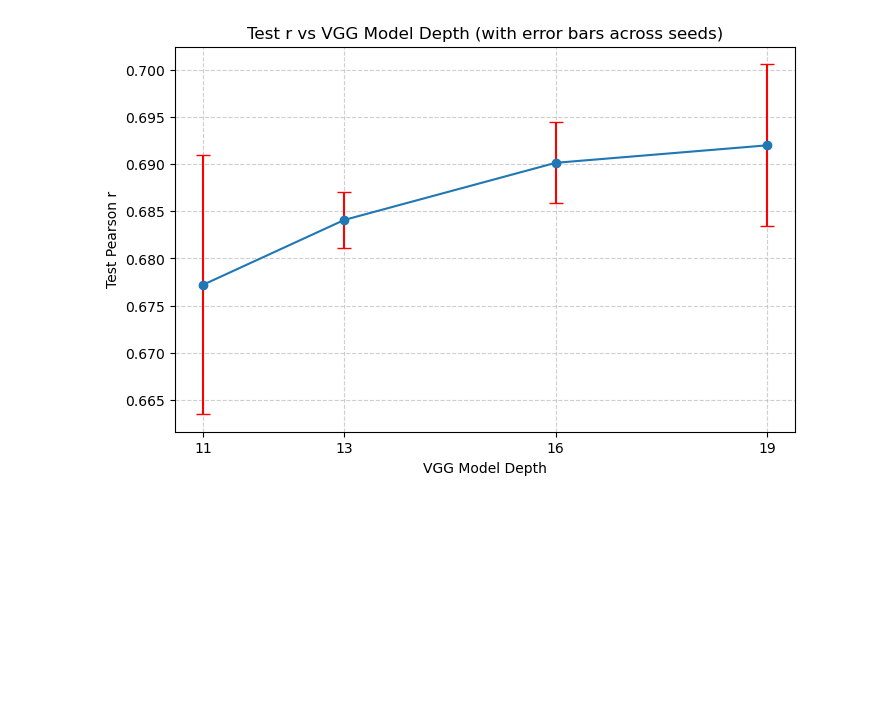
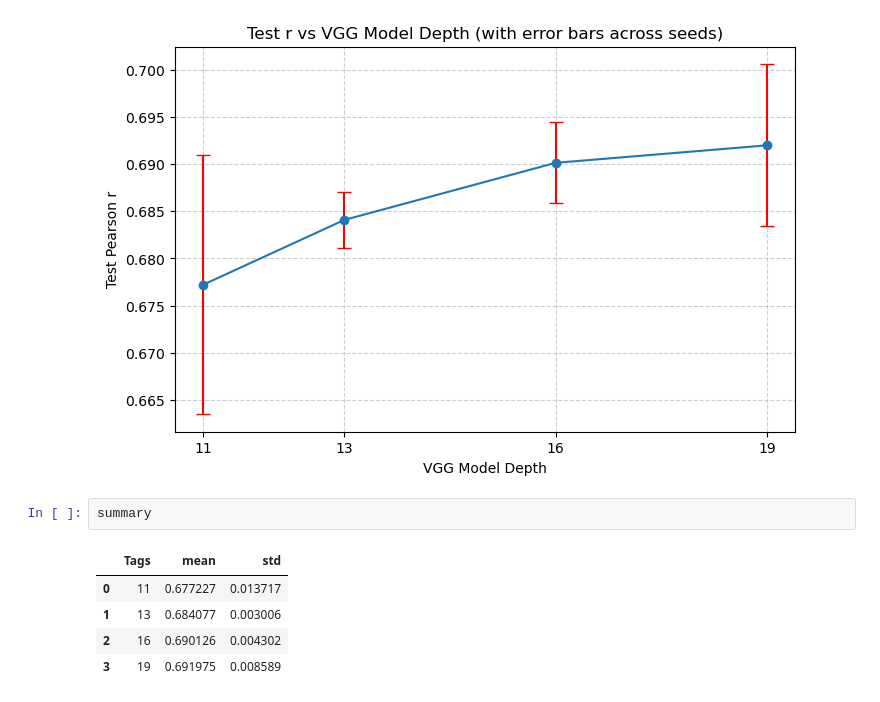
Before and after one commit to brianthuynh10/dsc180-capstone, a Jupyter notebook: notebooks/week9_task.ipynb, the cells around one changed output. Drawn from its saved outputs; the diff is of its cells as text; blank space fills up the shorter version.

```diff
--- a/notebooks/week9_task.ipynb
+++ b/notebooks/week9_task.ipynb
@@ -37,3 +37,11 @@ plt.grid(True, linestyle='--', alpha=0.6)
 plt.show()
 # %% [output]
 [figure]
+# %%
+summary
+# %% [output]
+|  | Tags | mean | std |
+| 0 | 11 | 0.677227 | 0.013717 |
+| 1 | 13 | 0.684077 | 0.003006 |
+| 2 | 16 | 0.690126 | 0.004302 |
+| 3 | 19 | 0.691975 | 0.008589 |
```
Also changed, not shown: 5 other files.
